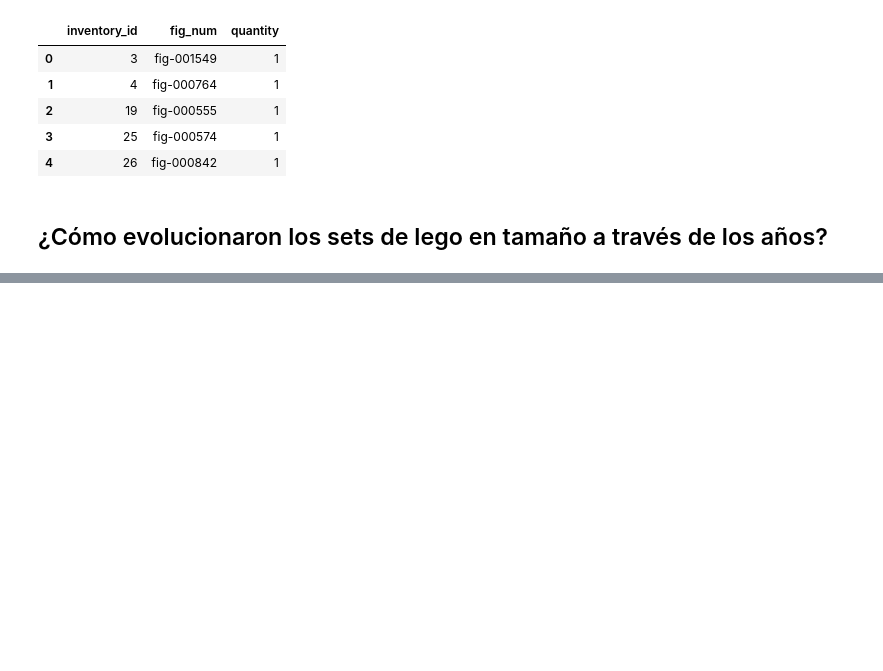
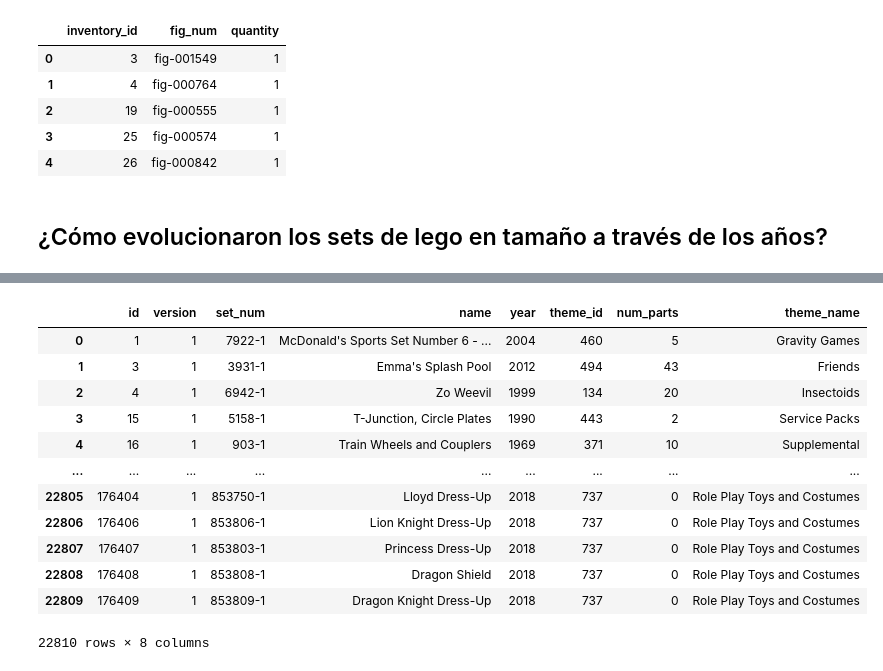
Before and after one commit to BenjaSar/AdD, a Jupyter notebook: TP_Integrador_AdD.ipynb, the cells around one changed output, grey strips where cells are left out. Drawn from its saved outputs; the diff is of its cells as text; code cells hidden in the pictures; blank space fills up the shorter version.

```diff
--- a/TP_Integrador_AdD.ipynb
+++ b/TP_Integrador_AdD.ipynb
@@ -239,0 +289,18 @@ plt.show()
+# %%
+#Merge the datasets 'sets_themes' with 'inventories' by the column "set_num"
+sets_themes_inv = pd.merge(inventories, sets_themes,  on="set_num")
+sets_themes_inv
+# %% [output]
+|  | id | version | set_num | name | year | theme_id | num_parts | theme_name |
+| 0 | 1 | 1 | 7922-1 | McDonald's Sports Set Number 6 - ... | 2004 | 460 | 5 | Gravity Games |
+| 1 | 3 | 1 | 3931-1 | Emma's Splash Pool | 2012 | 494 | 43 | Friends |
+| 2 | 4 | 1 | 6942-1 | Zo Weevil | 1999 | 134 | 20 | Insectoids |
+| 3 | 15 | 1 | 5158-1 | T-Junction, Circle Plates | 1990 | 443 | 2 | Service Packs |
+| 4 | 16 | 1 | 903-1 | Train Wheels and Couplers | 1969 | 371 | 10 | Supplemental |
+| ... | ... | ... | ... | ... | ... | ... | ... | ... |
+| 22805 | 176404 | 1 | 853750-1 | Lloyd Dress-Up | 2018 | 737 | 0 | Role Play Toys and Costumes |
+| 22806 | 176406 | 1 | 853806-1 | Lion Knight Dress-Up | 2018 | 737 | 0 | Role Play Toys and Costumes |
+| 22807 | 176407 | 1 | 853803-1 | Princess Dress-Up | 2018 | 737 | 0 | Role Play Toys and Costumes |
+| 22808 | 176408 | 1 | 853808-1 | Dragon Shield | 2018 | 737 | 0 | Role Play Toys and Costumes |
+| 22809 | 176409 | 1 | 853809-1 | Dragon Knight Dress-Up | 2018 | 737 | 0 | Role Play Toys and Costumes |
+22810 rows × 8 columns
```
Also changed, not shown: parts of 15 cells of this notebook.
